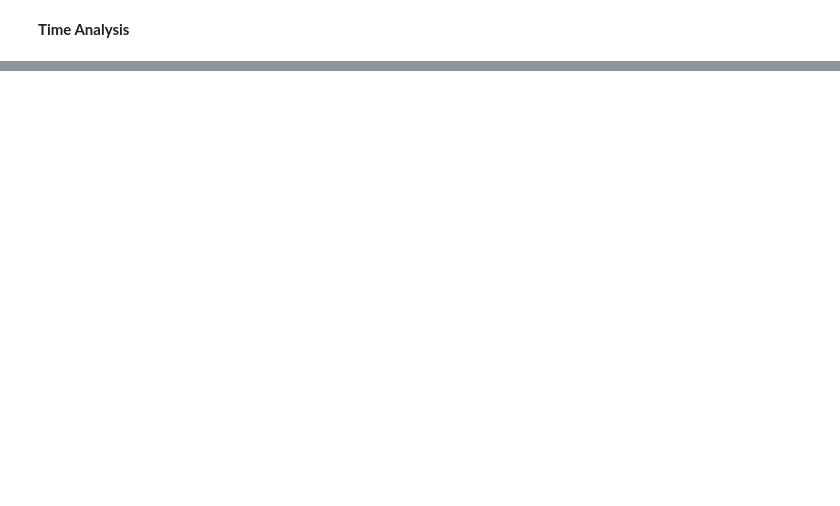
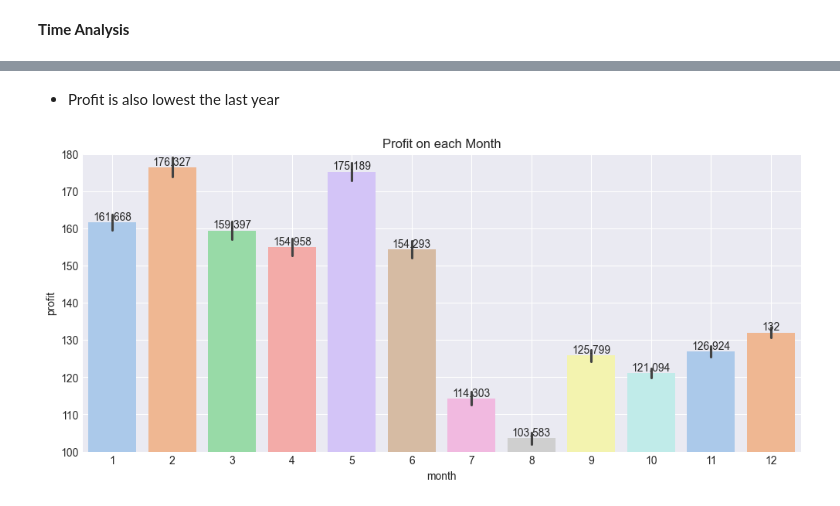
Before and after one commit to IamRaNo/cab_data_analysis, a Jupyter notebook: cab_data_analysis.ipynb, the cells around one changed output, grey strips where cells are left out. Saved outputs shown, nothing was run; the diff lists cells and outputs as text; code cells hidden in the pictures; blank space fills up the shorter version.

```diff
--- a/cab_data_analysis.ipynb
+++ b/cab_data_analysis.ipynb
@@ -888,0 +923,7 @@ There are certain scenarios, where price per distance is much higher that normal
+# %%
+ax=sns.barplot(x='year',y='profit',data=data,palette='pastel')
+for container in ax.containers:
+    ax.bar_label(container)
+plt.title('Profit on each Year')
+plt.ylim(120,150)
+plt.show()
@@ -888,0 +932,13 @@ There are certain scenarios, where price per distance is much higher that normal
+# %% [markdown]
+- Profit is also lowest the last year
+# %%
+plt.figure(figsize=(12,5))
+ax=sns.barplot(x='month',y='profit',data=data,palette='pastel')
+for container in ax.containers:
+    ax.bar_label(container)
+plt.title('Profit on each Month')
+plt.grid("-")
+plt.ylim(100,180)
+plt.show()
+# %% [output]
+[figure, added]
```
Also changed, not shown: parts of 36 cells of this notebook.
